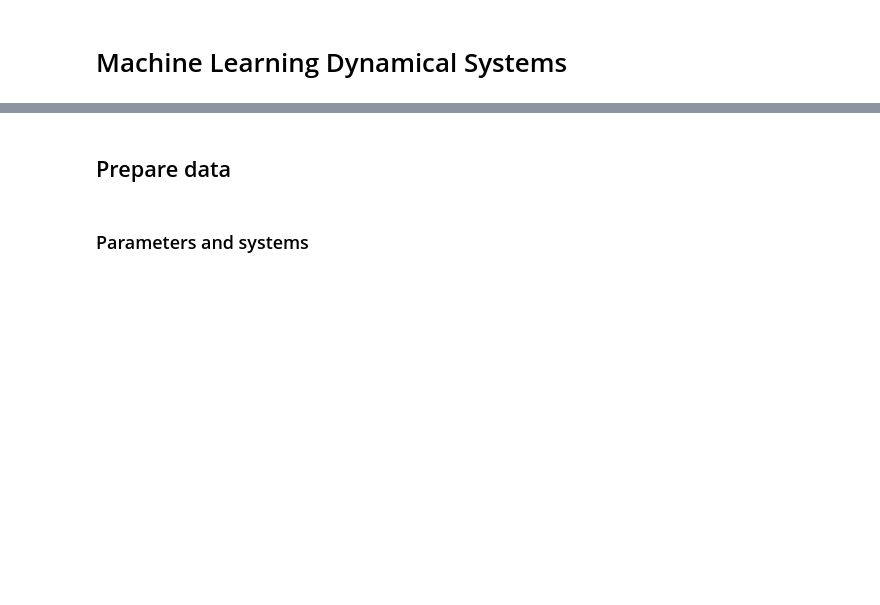
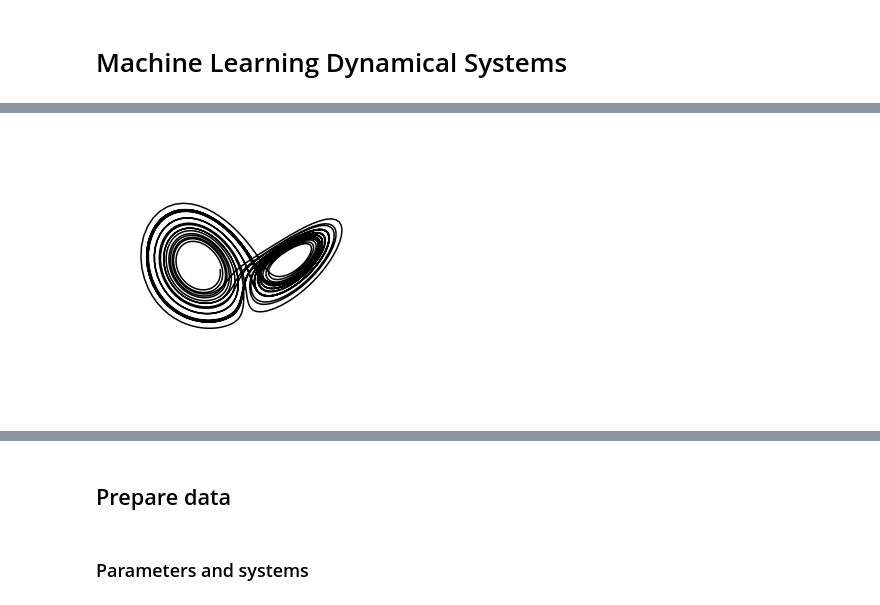
Before and after one commit to lupoalberto98/Physical-Informed-Dynamical-Systems, a Jupyter notebook: src/main.ipynb, the cells around one changed output, grey strips where cells are left out. Drawn from its saved outputs; the diff is of its cells as text; code cells hidden in the pictures; blank space fills up the shorter version.

```diff
--- a/src/main.ipynb
+++ b/src/main.ipynb
@@ -76,0 +81,97 @@ import sys
+# %%
+
+v = 0.2
+w = 1
+def f_harm(u, t):
+    return u[1], -v*u[1]-w**2*u[0]
+
+def f_vp(u,t):
+    return u[1], (v-u[0]**2)*u[1]-w**2*u[0]
+
+u0 = [1,1]
+time = np.linspace(0,100,1000)
+us_harm = odeint(f_harm, u0, time)
+
+u0 = [0.5,0.5]
+us_vp = odeint(f_vp, u0, time)
+u0 = [1,1]
+us2 = odeint(f_vp, u0, time)
+
+# Lorenz63
+sigma=10
+rho=28,
+beta = 8./3.
+def f_l63(u, t):
+    return sigma*(u[1]-u[0]), u[0]*(rho-u[2])-u[1], u[0]*u[1]-beta*u[2]
+
+u0 = [1,1,1]
+time = np.linspace(0,40,4000)
+ldyn = odeint(f_l63, u0, time)
+
+fig = plt.figure(figsize=(5,5))
+ax = plt.axes(projection="3d")
+ax.plot(ldyn[1000:,0], ldyn[1000:,1], ldyn[1000:,2], c="black")
+ax._axis3don = False
+plt.show()
+plt.tight_layout()
+fig.savefig("images/l63_attractor.png")
+
+# Roessler 76
+a=0.37
+b=0.2
+c=5.7
+def f_roess(u,t):
+    return -u[1]-u[2], u[0]+a*u[1], b+u[2]*(u[0]-c)
+
+u0 = [1,1,1]
+time = np.linspace(0,100,10000)
+ldyn = odeint(f_roess, u0, time)
+
+fig = plt.figure(figsize=(5,5))
+ax = plt.axes(projection="3d")
+ax.plot(ldyn[1000:,0], ldyn[1000:,1], ldyn[1000:,2], c="black")
+ax._axis3don = False
+plt.show()
+plt.tight_layout()
+fig.savefig("images/roess_attractor.png")
+
+a=1.4
+b=0.3
+
+he = [[-0.1,0.1]]
+for i in range(100000):
+    x = 1+he[-1][1]-a*he[-1][0]**2
+    y = b*he[-1][0]
+    he.append([x,y])
+
+he = np.array(he)
+
+fig, ax = plt.subplots(1,1,figsize=(5,5))
+ax.scatter(he[1000:,0], he[1000:,1], c="black", s=0.01)
+ax.spines['top'].set_visible(False)
+ax.spines['right'].set_visible(False)
+ax.spines['left'].set_visible(False)
+ax.spines['bottom'].set_visible(False)
+ax.set_xticks([])
+ax.set_yticks([])
+# Inset axis
+axins = ax.inset_axes([0.1, 0.3, 0.4, 0.4])
+axins.set_xticks([])
+axins.set_yticks([])
+axins.set_xlim(0.7, 1)
+axins.set_ylim(0.12, 0.18)
+axins.scatter(he[1000:,0], he[1000:,1], c="black", s=0.01)
+ax.indicate_inset_zoom(axins, edgecolor="black")
+# Inset2
+axins2 = axins.inset_axes([0.6, 0.6, 0.4, 0.4])
+axins2.set_xticks([])
+axins2.set_yticks([])
+axins2.set_xlim(0.863, 0.9)
+axins2.set_ylim(0.14, 0.15)
+axins2.scatter(he[1000:,0], he[1000:,1], c="black", s=0.01)
+axins.indicate_inset_zoom(axins2, edgecolor="black")
+
+plt.show()
+fig.savefig("images/henon_attractor.png")
+# %% [output]
+[figure, added]
```
Also changed, not shown: parts of 34 cells of this notebook, 39 other files.
